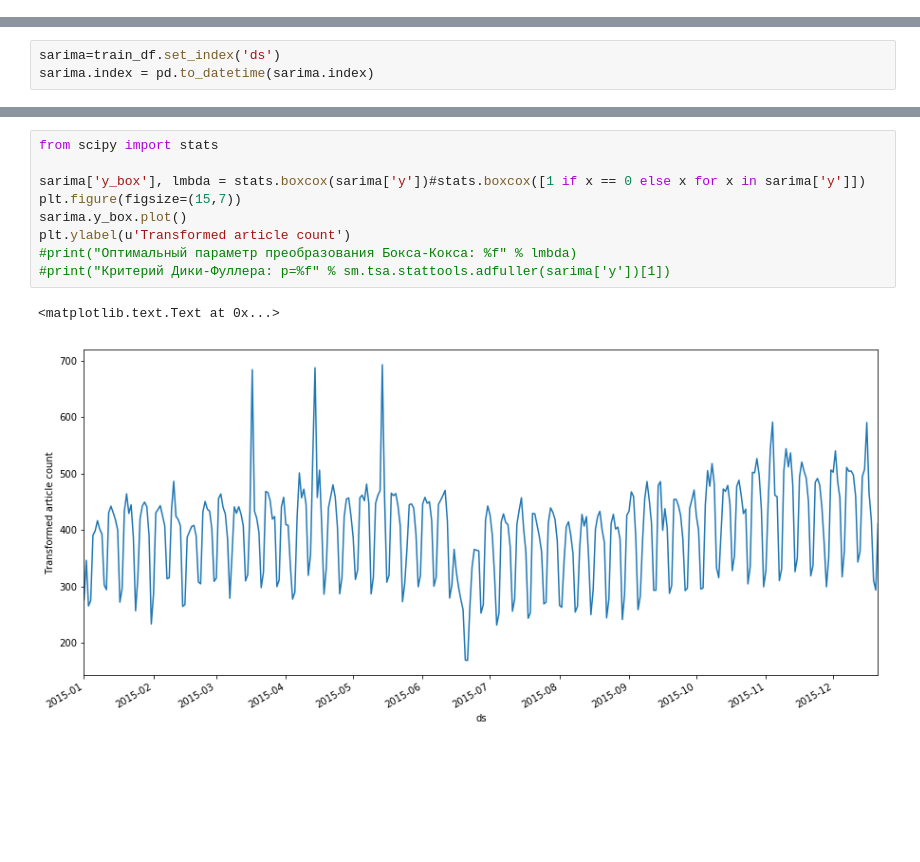
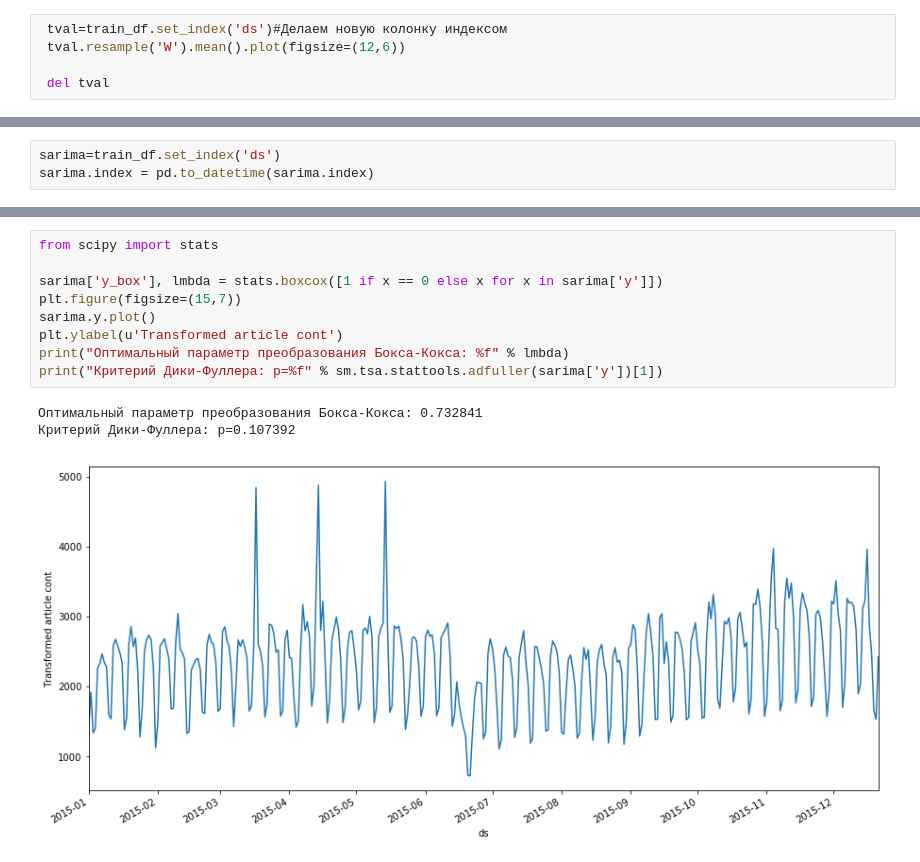
Before and after one commit to sergeybelov/open-machine-learning-cource, a Jupyter notebook: 9_week.ipynb, the cells around one changed output, grey strips where cells are left out. Saved outputs shown, nothing was run; the diff lists cells and outputs as text; blank space fills up the shorter version.

```diff
--- a/9_week.ipynb
+++ b/9_week.ipynb
@@ -172,0 +161,5 @@ dtype: float64
+# %%
+ tval=train_df.set_index('ds')#Делаем новую колонку индексом
+ tval.resample('W').mean().plot(figsize=(12,6))
+
+ del tval
@@ -178,12 +182,13 @@ sarima.index = pd.to_datetime(sarima.index)
 # %%
 from scipy import stats
 
-sarima['y_box'], lmbda = stats.boxcox(sarima['y'])#stats.boxcox([1 if x == 0 else x for x in sarima['y']])
+sarima['y_box'], lmbda = stats.boxcox([1 if x == 0 else x for x in sarima['y']])
 plt.figure(figsize=(15,7))
-sarima.y_box.plot()
-plt.ylabel(u'Transformed article count')
-#print("Оптимальный параметр преобразования Бокса-Кокса: %f" % lmbda)
-#print("Критерий Дики-Фуллера: p=%f" % sm.tsa.stattools.adfuller(sarima['y'])[1])
+sarima.y.plot()
+plt.ylabel(u'Transformed article cont')
+print("Оптимальный параметр преобразования Бокса-Кокса: %f" % lmbda)
+print("Критерий Дики-Фуллера: p=%f" % sm.tsa.stattools.adfuller(sarima['y'])[1])
 # %% [output]
-<matplotlib.text.Text at 0x...>
+Оптимальный параметр преобразования Бокса-Кокса: 0.732841
+Критерий Дики-Фуллера: p=0.107392
-[figure, old version]
+[figure, new version]
```
Also changed, not shown: parts of 12 cells of this notebook.
